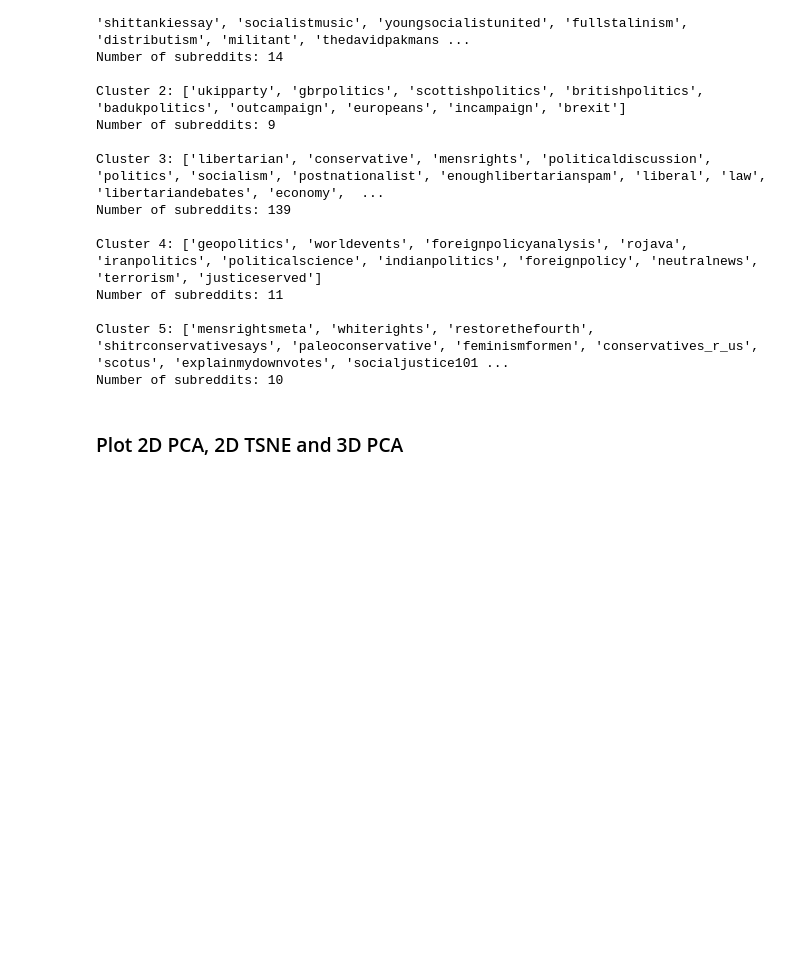
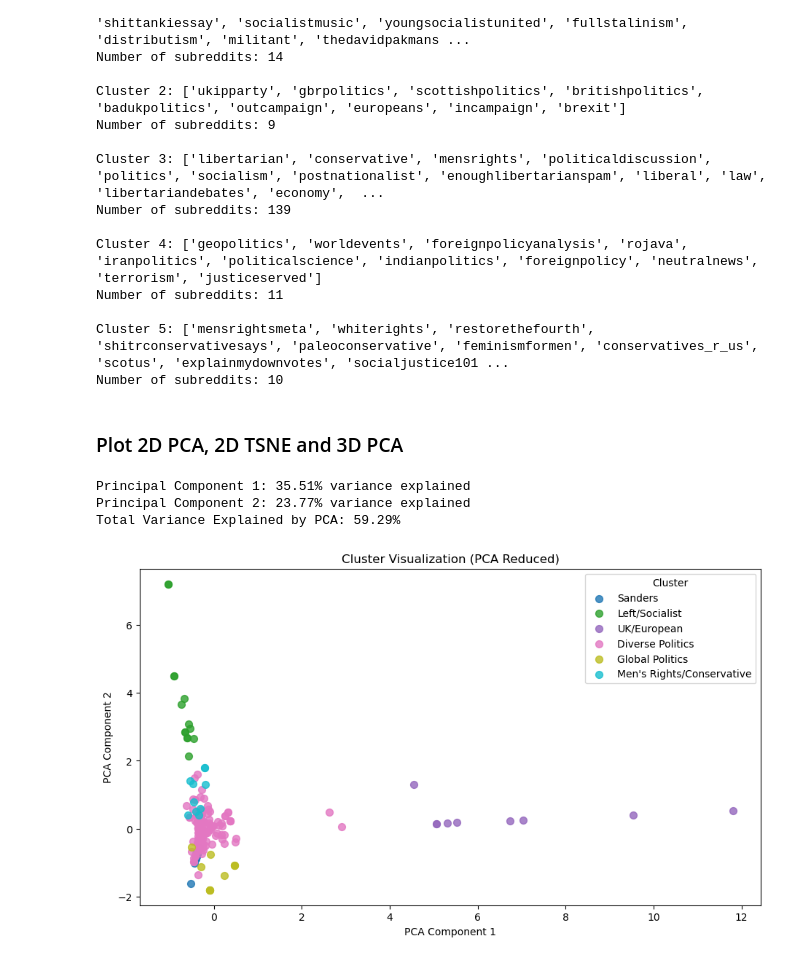
Before and after one commit to kehunter/stat236-subreddit-clustering, a Jupyter notebook: score_plus.ipynb, the cells around one changed output. Drawn from its saved outputs; the diff is of its cells as text; code cells hidden in the pictures; blank space fills up the shorter version.

```diff
--- a/score_plus.ipynb
+++ b/score_plus.ipynb
@@ -175,4 +191,60 @@ Cluster 5: ['mensrightsmeta', 'whiterights', 'restorethefourth', 'shitrconservat
 Number of subreddits: 10
 # %% [markdown]
 ### Plot 2D PCA, 2D TSNE and 3D PCA
+# %%
+# Reduce to 2 dimensions using PCA and plot
+cluster_names = [
+    "Sanders",
+    "Left/Socialist",
+    "UK/European",
+    "Diverse Politics",
+    "Global Politics",
+    "Men's Rights/Conservative"
+]
+
+pca = PCA(n_components=2)
+R_hat_2d = pca.fit_transform(R_hat)
+
+# Explained variance ratio
+explained_variance_ratio = pca.explained_variance_ratio_
+
+# Convert to percentage
+explained_variance_percentage = explained_variance_ratio * 100
+
+# Print the percentage of variance explained by each component
+for i, percentage in enumerate(explained_variance_percentage):
+    print(f"Principal Component {i+1}: {percentage:.2f}% variance explained")
+
+# Total variance explained by the selected components
+total_variance_explained = sum(explained_variance_percentage)
+print(f"Total Variance Explained by PCA: {total_variance_explained:.2f}%")
+
+colors = plt.cm.tab10(np.linspace(0, 1, len(cluster_names)))
+
+# Create PCA scatter plot
+plt.figure(figsize=(11, 6))
+
+# Plot each cluster with its color
+for cluster_id, cluster_name in enumerate(cluster_names):
+    cluster_points = R_hat_2d[labels == cluster_id]
+    plt.scatter(
+        cluster_points[:, 0],
+        cluster_points[:, 1],
+        label=cluster_name,
+        s=50,
+        alpha=0.8,
+        color=colors[cluster_id]
+    )
+
+# Add legend
+plt.legend(title="Cluster", loc='upper right')
+plt.title('Cluster Visualization (PCA Reduced)')
+plt.xlabel('PCA Component 1')
+plt.ylabel('PCA Component 2')
+plt.show()
+# %% [output]
+Principal Component 1: 35.51% variance explained
+Principal Component 2: 23.77% variance explained
+Total Variance Explained by PCA: 59.29%
+[figure, added]
 # %%
```
Also changed, not shown: parts of 8 cells of this notebook.
